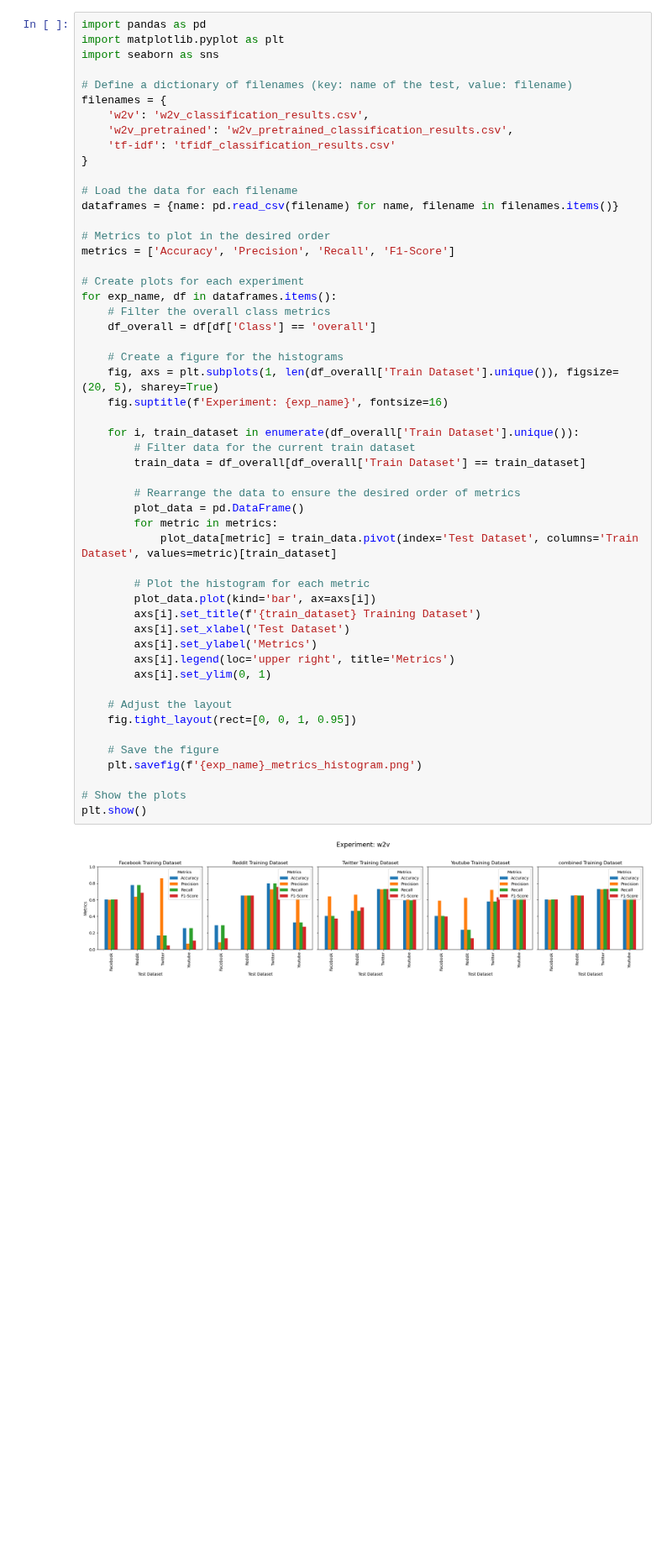
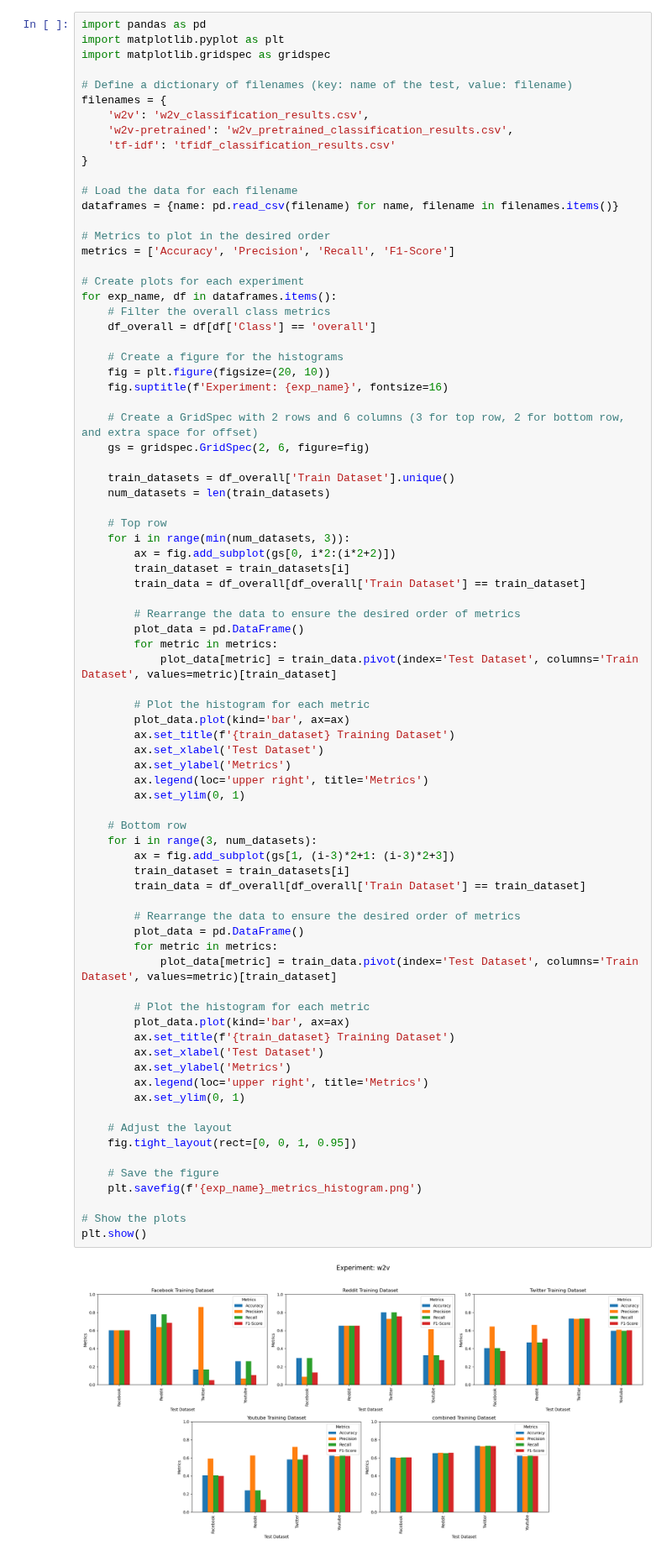
Before and after one commit to LeTartap/hate-speech-classification, a Jupyter notebook: ml/results/plot_classification_results.ipynb, the cells around one changed output. Shown at 84% size. Saved outputs shown, nothing was run; the diff lists cells and outputs as text; blank space fills up the shorter version.

Commit message:
changes to baseline plotting

```diff
--- a/ml/results/plot_classification_results.ipynb
+++ b/ml/results/plot_classification_results.ipynb
@@ -1,12 +1,12 @@
 # %%
 import pandas as pd
 import matplotlib.pyplot as plt
-import seaborn as sns
+import matplotlib.gridspec as gridspec
 
 # Define a dictionary of filenames (key: name of the test, value: filename)
 filenames = {
     'w2v': 'w2v_classification_results.csv',
-    'w2v_pretrained': 'w2v_pretrained_classification_results.csv',
+    'w2v-pretrained': 'w2v_pretrained_classification_results.csv',
     'tf-idf': 'tfidf_classification_results.csv'
 }
 
@@ -15,40 +15,67 @@ dataframes = {name: pd.read_csv(filename) for name, filename in filenames.items(
 
 # Metrics to plot in the desired order
 metrics = ['Accuracy', 'Precision', 'Recall', 'F1-Score']
 
 # Create plots for each experiment
 for exp_name, df in dataframes.items():
     # Filter the overall class metrics
     df_overall = df[df['Class'] == 'overall']
 
     # Create a figure for the histograms
-    fig, axs = plt.subplots(1, len(df_overall['Train Dataset'].unique()), figsize=(20, 5), sharey=True)
+    fig = plt.figure(figsize=(20, 10))
     fig.suptitle(f'Experiment: {exp_name}', fontsize=16)
 
-    for i, train_dataset in enumerate(df_overall['Train Dataset'].unique()):
-        # Filter data for the current train dataset
+    # Create a GridSpec with 2 rows and 6 columns (3 for top row, 2 for bottom row, and extra space for offset)
+    gs = gridspec.GridSpec(2, 6, figure=fig)
+
+    train_datasets = df_overall['Train Dataset'].unique()
+    num_datasets = len(train_datasets)
+
+    # Top row
+    for i in range(min(num_datasets, 3)):
+        ax = fig.add_subplot(gs[0, i*2:(i*2+2)])
+        train_dataset = train_datasets[i]
         train_data = df_overall[df_overall['Train Dataset'] == train_dataset]
 
         # Rearrange the data to ensure the desired order of metrics
         plot_data = pd.DataFrame()
         for metric in metrics:
             plot_data[metric] = train_data.pivot(index='Test Dataset', columns='Train Dataset', values=metric)[train_dataset]
 
         # Plot the histogram for each metric
-        plot_data.plot(kind='bar', ax=axs[i])
-        axs[i].set_title(f'{train_dataset} Training Dataset')
-        axs[i].set_xlabel('Test Dataset')
-        axs[i].set_ylabel('Metrics')
-        axs[i].legend(loc='upper right', title='Metrics')
-        axs[i].set_ylim(0, 1)
+        plot_data.plot(kind='bar', ax=ax)
+        ax.set_title(f'{train_dataset} Training Dataset')
+        ax.set_xlabel('Test Dataset')
+        ax.set_ylabel('Metrics')
+        ax.legend(loc='upper right', title='Metrics')
+        ax.set_ylim(0, 1)
+
+    # Bottom row
+    for i in range(3, num_datasets):
+        ax = fig.add_subplot(gs[1, (i-3)*2+1: (i-3)*2+3])
+        train_dataset = train_datasets[i]
+        train_data = df_overall[df_overall['Train Dataset'] == train_dataset]
+
+        # Rearrange the data to ensure the desired order of metrics
+        plot_data = pd.DataFrame()
+        for metric in metrics:
+            plot_data[metric] = train_data.pivot(index='Test Dataset', columns='Train Dataset', values=metric)[train_dataset]
+
+        # Plot the histogram for each metric
+        plot_data.plot(kind='bar', ax=ax)
+        ax.set_title(f'{train_dataset} Training Dataset')
+        ax.set_xlabel('Test Dataset')
+        ax.set_ylabel('Metrics')
+        ax.legend(loc='upper right', title='Metrics')
+        ax.set_ylim(0, 1)
 
     # Adjust the layout
     fig.tight_layout(rect=[0, 0, 1, 0.95])
 
     # Save the figure
     plt.savefig(f'{exp_name}_metrics_histogram.png')
 
 # Show the plots
 plt.show()
 # %% [output]
-[figure, old version]
+[figure, new version]
```
Also changed, not shown: parts of 1 cell of this notebook, 5 other files.
